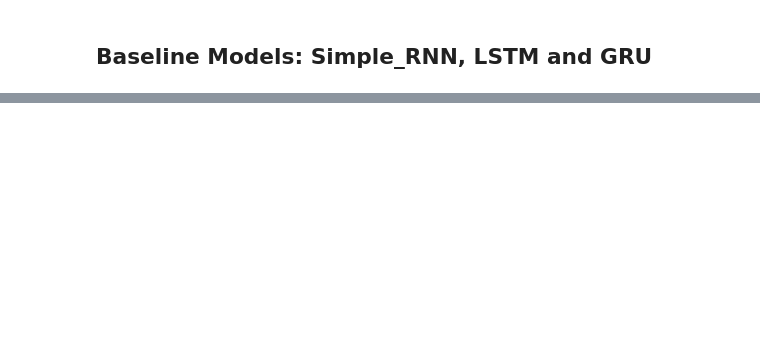
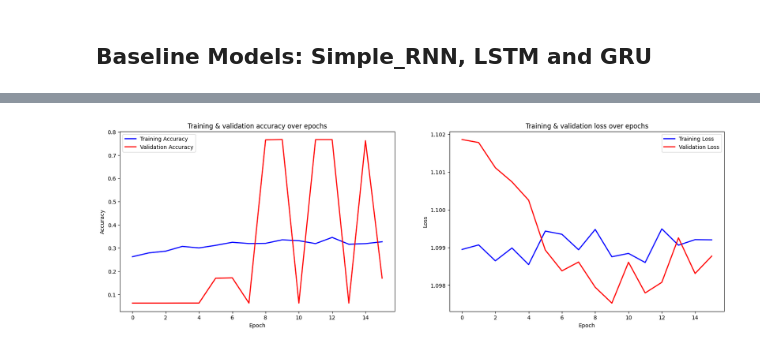
Before and after one commit to alkkuma1/hate_speech_detection, a Jupyter notebook: davidson_hatespeech.ipynb, the cells around one changed output, grey strips where cells are left out. Cells and saved outputs as stored; diff of their text form; code cells hidden in the pictures; blank space fills up the shorter version.

```diff
--- a/davidson_hatespeech.ipynb
+++ b/davidson_hatespeech.ipynb
@@ -218,6 +233,7 @@ def model_RNN(vocab_size, input_length=MAX_SEQ_LEN):
     return model
 # %%
 def model_GRU(vocab_size, input_length=MAX_SEQ_LEN):
+    learning_rate = 0.00001
     text_input = Input(shape=(input_length,), name='text_input')
     x = Embedding(input_dim=vocab_size+1, output_dim=128, input_length=MAX_SEQ_LEN)(text_input)
     x = GRU(500)(x)
@@ -283,4 +395,4 @@ Validation Accuracy:  [0.4599495530128479, 0.8321565389633179]
 # %%
 m = model_GRU(vocab_size, input_length=MAX_SEQ_LEN)
-model = train(m, train_padded_tweet, Y_train_encoded, val_padded_tweet, Y_val_encoded, epochs=5, batch_size=128)
+history_GRU = train(m, X_train, Y_train_encoded, X_val, Y_val_encoded, epochs=100, batch_size=256)
 # %% [output]
@@ -303,0 +416,4 @@ Validation Accuracy:  [1.0727709531784058, 0.7678031325340271]
+# %%
+evaluate_model(history_GRU)
+# %% [output]
+[figure, added]
```
Also changed, not shown: parts of 28 cells of this notebook.
